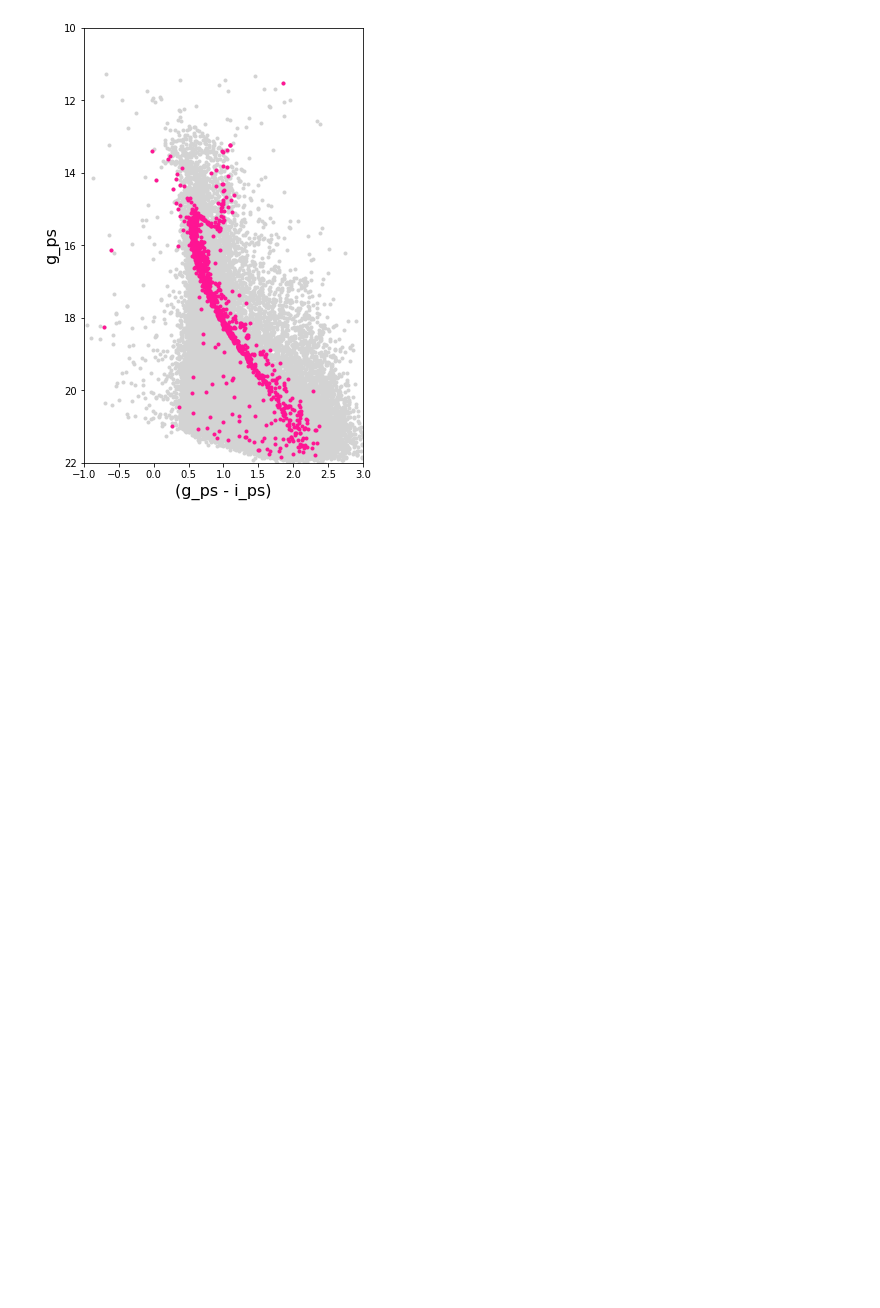
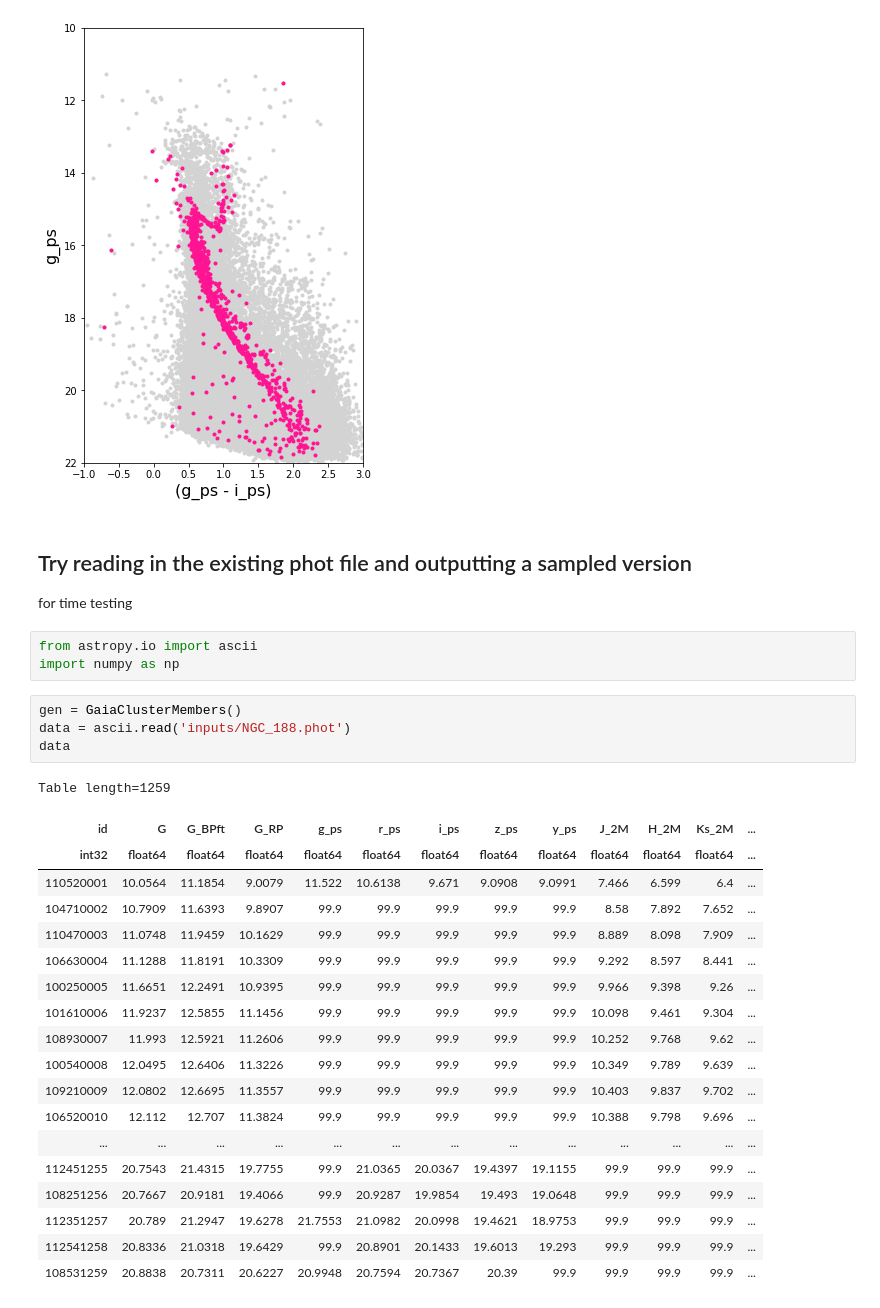
Before and after one commit to ageller/BASE9_utils, a Jupyter notebook: getGaiaData/genBASE9PhotFile.ipynb, the cells around one changed output. Saved outputs shown, nothing was run; the diff lists cells and outputs as text; blank space fills up the shorter version.

Commit message:
time trials

```diff
--- a/getGaiaData/genBASE9PhotFile.ipynb
+++ b/getGaiaData/genBASE9PhotFile.ipynb
@@ -280,3 +277,34 @@ done.
 [figure]
 [figure]
 [figure]
+# %% [markdown]
+## Try reading in the existing phot file and outputting a sampled version
+
+for time testing
+# %%
+from astropy.io import ascii
+import numpy as np
+# %%
+gen = GaiaClusterMembers()
+data = ascii.read('inputs/NGC_188.phot')
+data
+# %% [output]
+Table length=1259
+| id | G | G_BPft | G_RP | g_ps | r_ps | i_ps | z_ps | y_ps | J_2M | H_2M | Ks_2M | ... |
+| int32 | float64 | float64 | float64 | float64 | float64 | float64 | float64 | float64 | float64 | float64 | float64 | ... |
+| 110520001 | 10.0564 | 11.1854 | 9.0079 | 11.522 | 10.6138 | 9.671 | 9.0908 | 9.0991 | 7.466 | 6.599 | 6.4 | ... |
+| 104710002 | 10.7909 | 11.6393 | 9.8907 | 99.9 | 99.9 | 99.9 | 99.9 | 99.9 | 8.58 | 7.892 | 7.652 | ... |
+| 110470003 | 11.0748 | 11.9459 | 10.1629 | 99.9 | 99.9 | 99.9 | 99.9 | 99.9 | 8.889 | 8.098 | 7.909 | ... |
+| 106630004 | 11.1288 | 11.8191 | 10.3309 | 99.9 | 99.9 | 99.9 | 99.9 | 99.9 | 9.292 | 8.597 | 8.441 | ... |
+| 100250005 | 11.6651 | 12.2491 | 10.9395 | 99.9 | 99.9 | 99.9 | 99.9 | 99.9 | 9.966 | 9.398 | 9.26 | ... |
+| 101610006 | 11.9237 | 12.5855 | 11.1456 | 99.9 | 99.9 | 99.9 | 99.9 | 99.9 | 10.098 | 9.461 | 9.304 | ... |
+| 108930007 | 11.993 | 12.5921 | 11.2606 | 99.9 | 99.9 | 99.9 | 99.9 | 99.9 | 10.252 | 9.768 | 9.62 | ... |
+| 100540008 | 12.0495 | 12.6406 | 11.3226 | 99.9 | 99.9 | 99.9 | 99.9 | 99.9 | 10.349 | 9.789 | 9.639 | ... |
+| 109210009 | 12.0802 | 12.6695 | 11.3557 | 99.9 | 99.9 | 99.9 | 99.9 | 99.9 | 10.403 | 9.837 | 9.702 | ... |
+| 106520010 | 12.112 | 12.707 | 11.3824 | 99.9 | 99.9 | 99.9 | 99.9 | 99.9 | 10.388 | 9.798 | 9.696 | ... |
+| ... | ... | ... | ... | ... | ... | ... | ... | ... | ... | ... | ... | ... |
+| 112451255 | 20.7543 | 21.4315 | 19.7755 | 99.9 | 21.0365 | 20.0367 | 19.4397 | 19.1155 | 99.9 | 99.9 | 99.9 | ... |
+| 108251256 | 20.7667 | 20.9181 | 19.4066 | 99.9 | 20.9287 | 19.9854 | 19.493 | 19.0648 | 99.9 | 99.9 | 99.9 | ... |
+| 112351257 | 20.789 | 21.2947 | 19.6278 | 21.7553 | 21.0982 | 20.0998 | 19.4621 | 18.9753 | 99.9 | 99.9 | 99.9 | ... |
+| 112541258 | 20.8336 | 21.0318 | 19.6429 | 99.9 | 20.8901 | 20.1433 | 19.6013 | 19.293 | 99.9 | 99.9 | 99.9 | ... |
+| 108531259 | 20.8838 | 20.7311 | 20.6227 | 20.9948 | 20.7594 | 20.7367 | 20.39 | 99.9 | 99.9 | 99.9 | 99.9 | ... |
```
Also changed, not shown: parts of 2 cells of this notebook.
